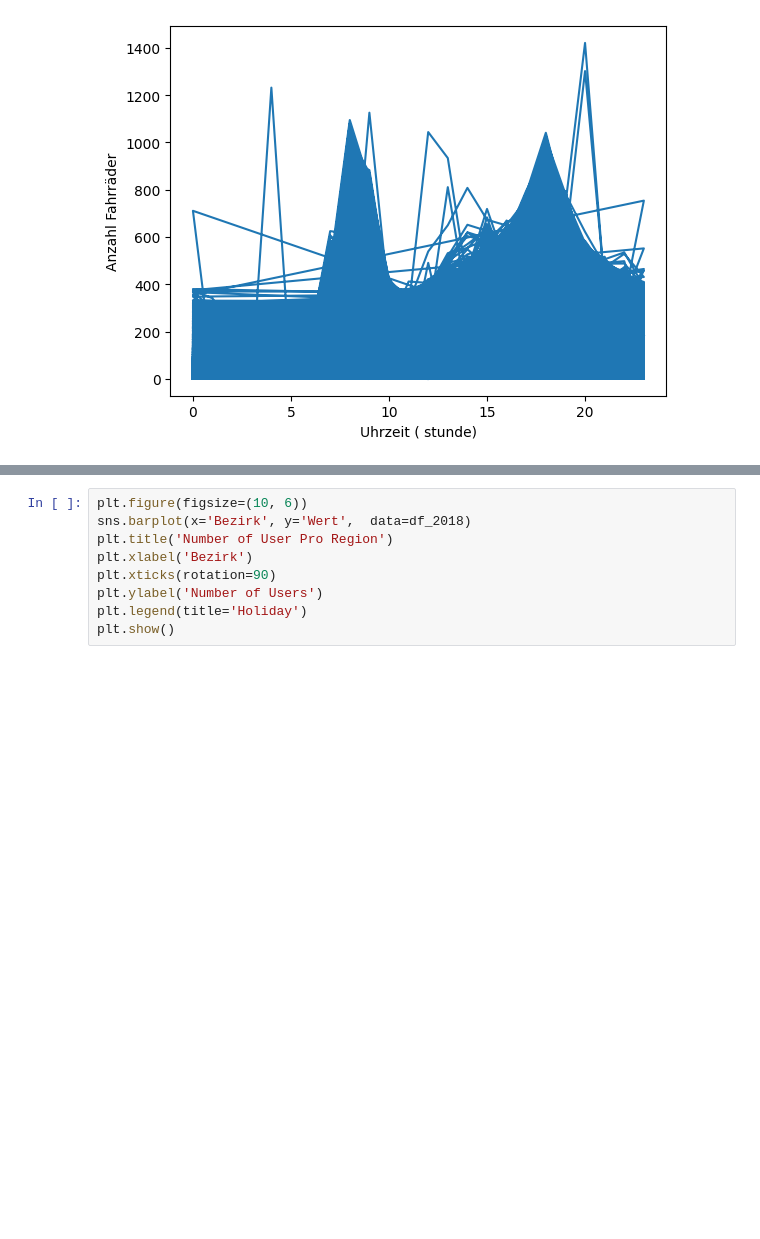
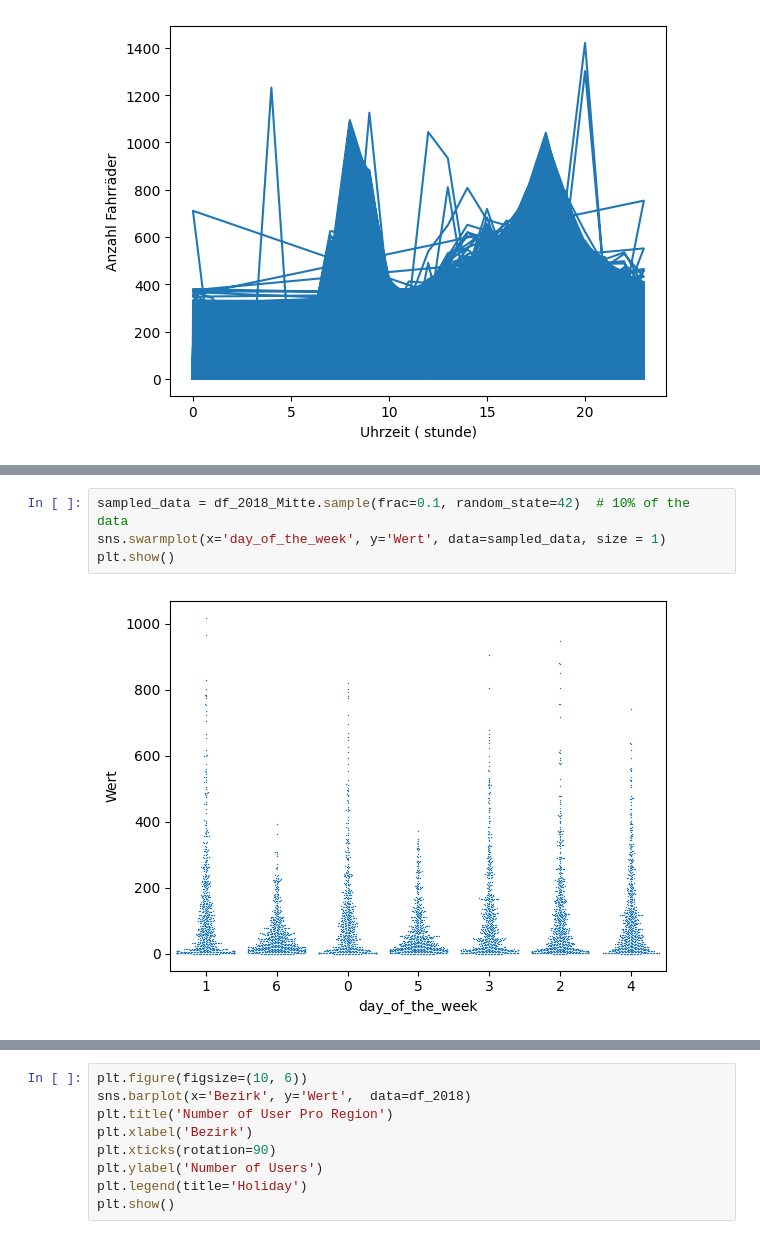
Before and after one commit to imenbarrak/Verkehrsprojekt, a Jupyter notebook: notebooks/data_visualisation_Fahrrad.ipynb, the cells around one changed output, grey strips where cells are left out. Saved outputs shown, nothing was run; the diff lists cells and outputs as text; blank space fills up the shorter version.

```diff
--- a/notebooks/data_visualisation_Fahrrad.ipynb
+++ b/notebooks/data_visualisation_Fahrrad.ipynb
@@ -193,0 +152,6 @@ plt.show()
+# %%
+sampled_data = df_2018_Mitte.sample(frac=0.1, random_state=42)  # 10% of the data
+sns.swarmplot(x='day_of_the_week', y='Wert', data=sampled_data, size = 1)
+plt.show()
+# %% [output]
+[figure, added]
```
Also changed, not shown: parts of 9 cells of this notebook.
